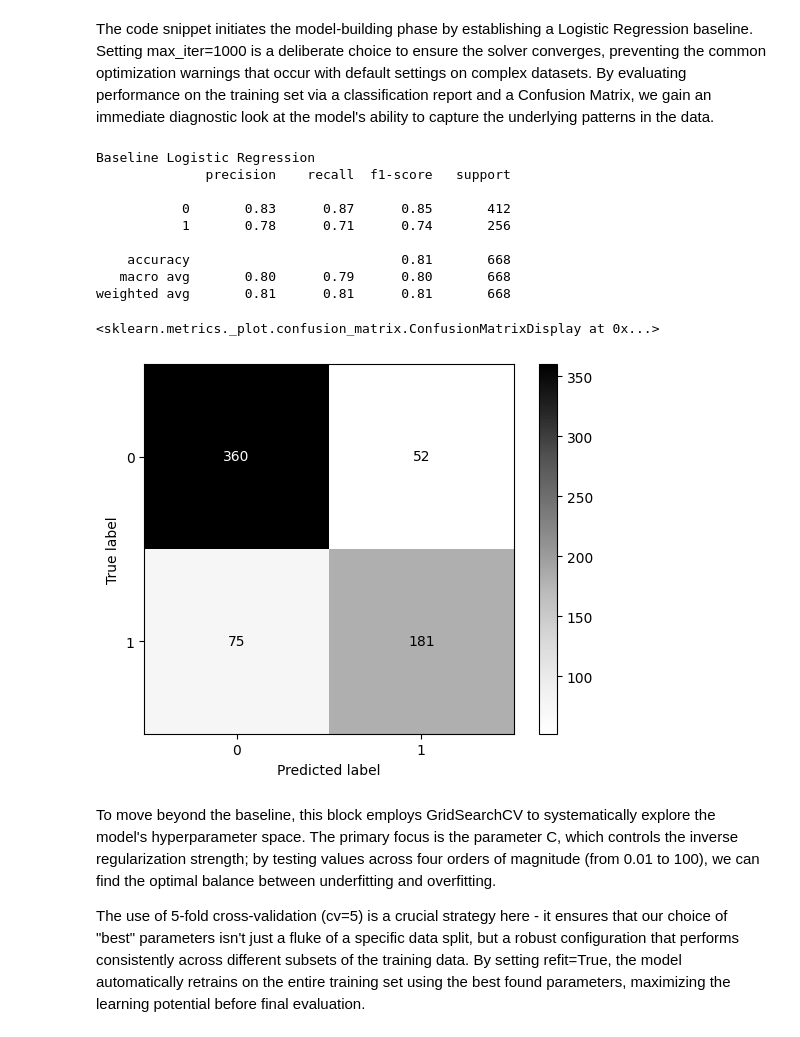
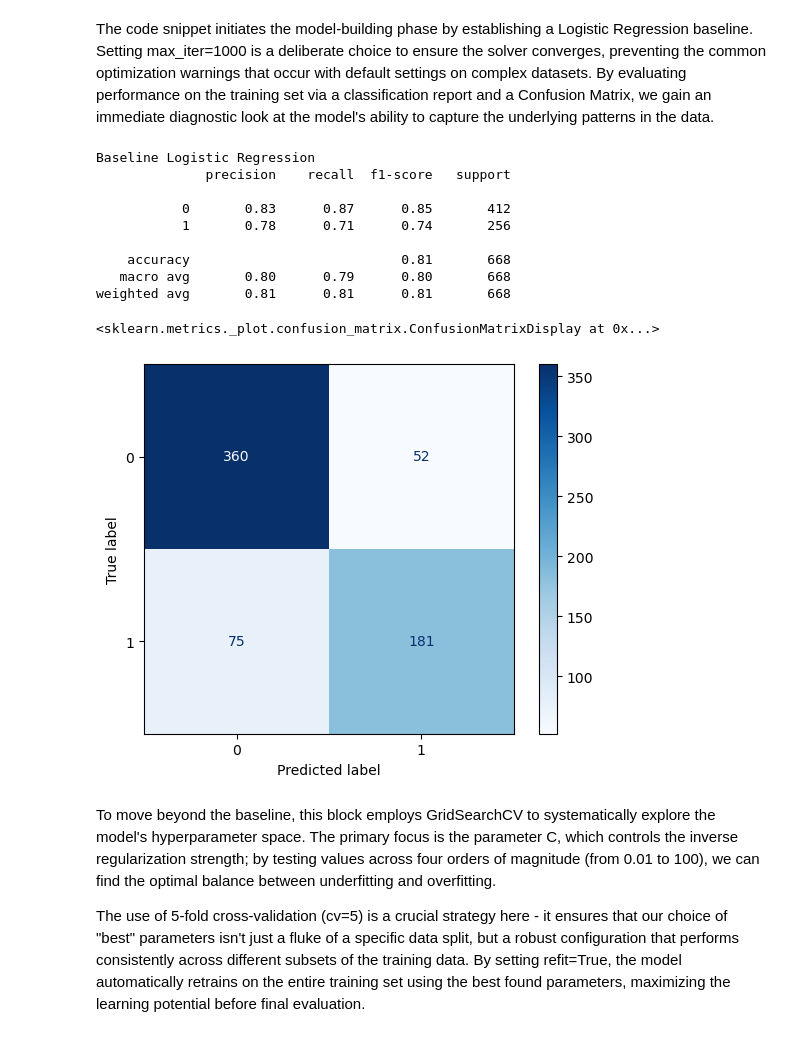
Before and after one commit to mzikkhan/titanic_survival_prediction, a Jupyter notebook: project.ipynb, the cells around one changed output. Saved outputs shown, nothing was run; the diff lists cells and outputs as text; code cells hidden in the pictures.

```diff
--- a/project.ipynb
+++ b/project.ipynb
@@ -450,32 +450,32 @@ The code snippet initiates the model-building phase by establishing a Logistic R
 # %%
 from sklearn.linear_model import LogisticRegression
 from sklearn.model_selection import GridSearchCV
 from sklearn.metrics import classification_report,confusion_matrix, ConfusionMatrixDisplay,f1_score
 
 # Create baseline model
 log_baseline = LogisticRegression(max_iter=1000, random_state=42)
 log_baseline.fit(X_train, y_train)
 
 # Evaluate on Training Set
 baseline_preds = log_baseline.predict(X_train)
 
 print("Baseline Logistic Regression")
 print(classification_report(y_train, baseline_preds))
 
 # Plot Baseline Confusion Matrix
-ConfusionMatrixDisplay.from_predictions(y_train, baseline_preds, cmap='Greys')
+ConfusionMatrixDisplay.from_predictions(y_train, baseline_preds, cmap='Blues')
 # %% [output]
 Baseline Logistic Regression
               precision    recall  f1-score   support
 
            0       0.83      0.87      0.85       412
            1       0.78      0.71      0.74       256
 
     accuracy                           0.81       668
    macro avg       0.80      0.79      0.80       668
 weighted avg       0.81      0.81      0.81       668
 <sklearn.metrics._plot.confusion_matrix.ConfusionMatrixDisplay at 0x...>
-[figure, old version]
+[figure, new version]
 # %% [markdown]
 To move beyond the baseline, this block employs GridSearchCV to systematically explore the model's hyperparameter space. The primary focus is the parameter C, which controls the inverse regularization strength; by testing values across four orders of magnitude (from 0.01 to 100), we can find the optimal balance between underfitting and overfitting.
 
```
Also changed, not shown: parts of 16 cells of this notebook, 1 other file.
